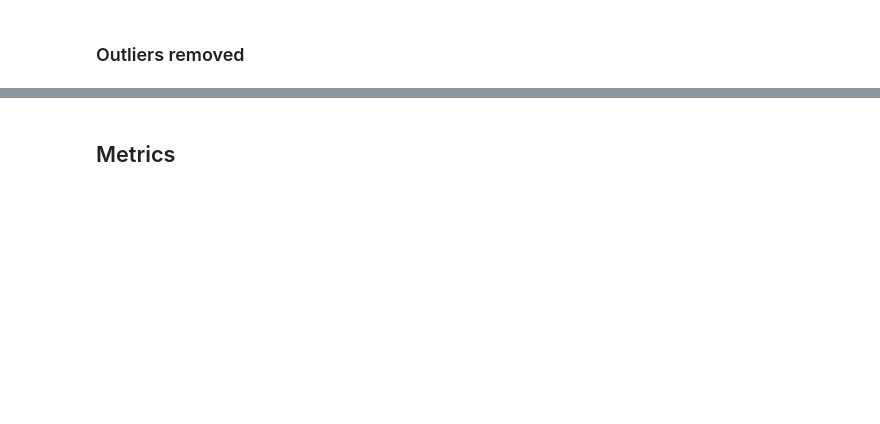
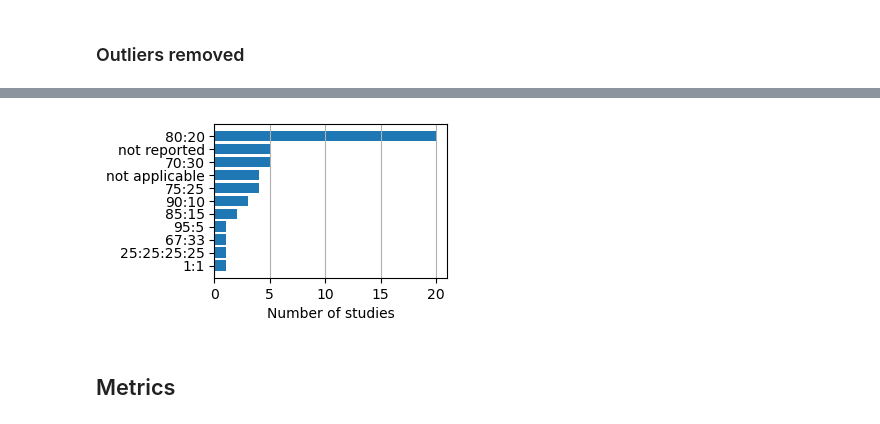
Before and after one commit to mbaityje/COMPARABILITY, a Jupyter notebook: notebooks/comparability_v1.ipynb, the cells around one changed output, grey strips where cells are left out. Cells and saved outputs as stored; diff of their text form; code cells hidden in the pictures; blank space fills up the shorter version.

```diff
--- a/notebooks/comparability_v1.ipynb
+++ b/notebooks/comparability_v1.ipynb
@@ -402,3 +516,31 @@ df.splitting
+# %%
+# translate entries separated by semicolons, into lists
+for i in range(len(df)):
+    if isinstance(df.splitting_ratio[i], str):
+        raw_entry = [df.splitting_ratio[i]]
+        new_entry = re.split('; |, |;', raw_entry[0])
+        df.at[i, 'splitting_ratio'] = new_entry.copy()
+# %%
+flattened_splitting = sum(df.splitting_ratio,[])
+unique_splitting = np.unique(flattened_splitting)
+
+# Create histogram of the datasets
+histo_splitting = np.ndarray(len(unique_splitting))
+
+for ids,ds in enumerate(unique_splitting):
+    histo_splitting[ids]=flattened_splitting.count(ds)
+
+fig, ax = plt.subplots(figsize=(3,2), nrows=1, ncols=1)
+
+isorted_splittings=np.argsort(histo_splitting)
+
+ax.barh(unique_splitting[isorted_splittings],histo_splitting[isorted_splittings])
+plt.xlabel('Number of studies')
+plt.xticks([0,5,10,15,20])
+plt.grid(axis='x')
+plt.show()
+# %% [output]
+[figure, added]
 # %% [markdown]
 ## Metrics
 # %%
```
Also changed, not shown: parts of 46 cells of this notebook.
